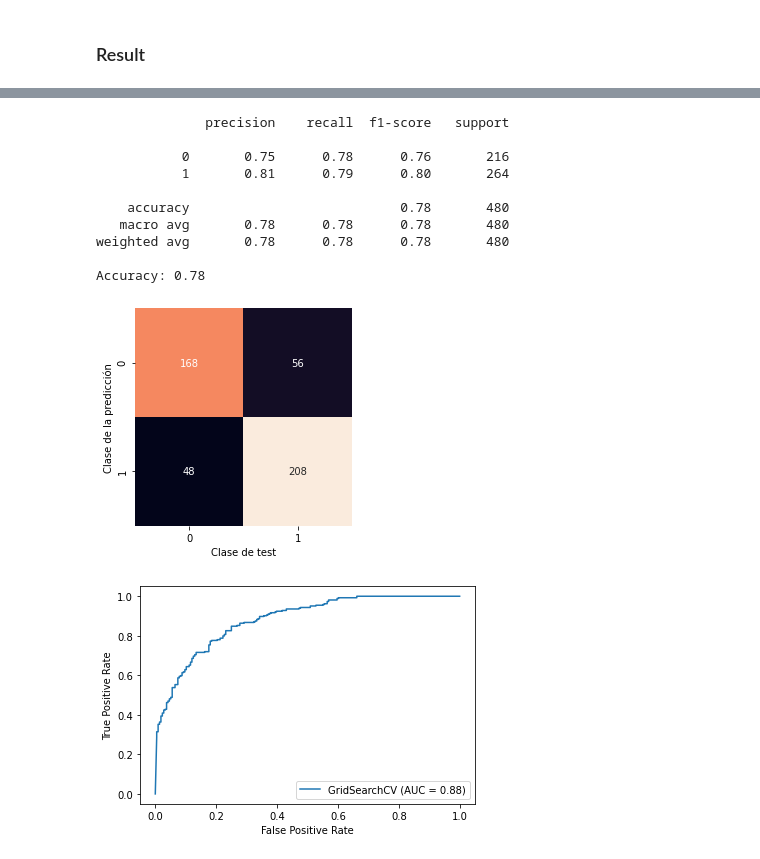
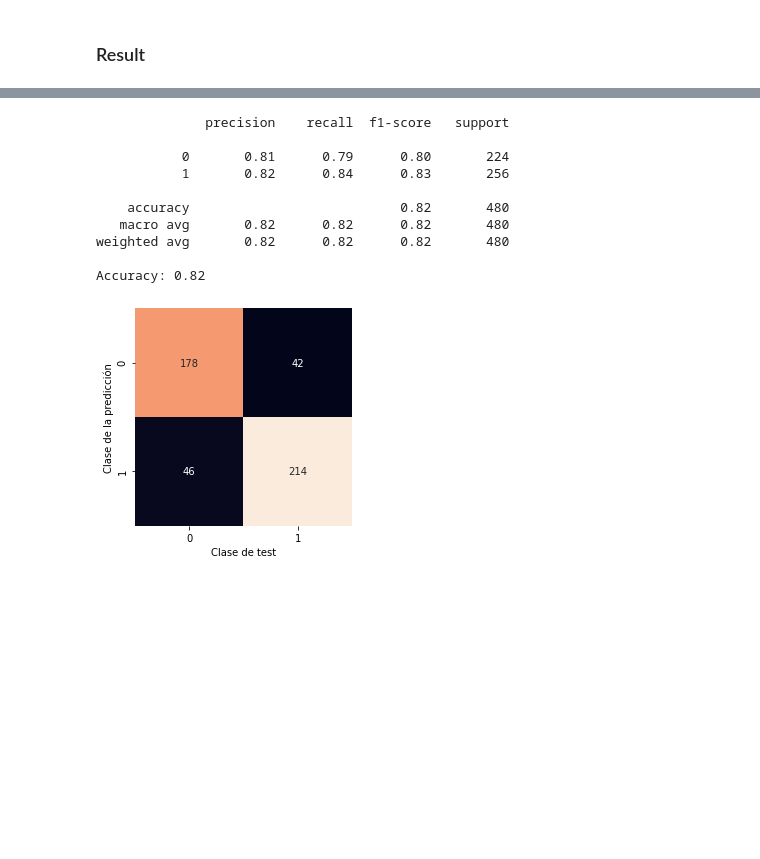
Before and after one commit to janeko23/Wine, a Jupyter notebook: Dataset_Analysis_ALL_Algorithms.ipynb, the cells around one changed output, grey strips where cells are left out. Drawn from its saved outputs; the diff is of its cells as text; code cells hidden in the pictures; blank space fills up the shorter version.

```diff
--- a/Dataset_Analysis_ALL_Algorithms.ipynb
+++ b/Dataset_Analysis_ALL_Algorithms.ipynb
@@ -1056,6 +1048,6 @@ loss = "binary_crossentropy",
 metrics=['accuracy']
 )
 # %%
-history = modelRNA.fit(X_train,y_train, validation_data = (X_test,y_test), batch_size = 10, epochs = 1000)
+history = model.fit(X_train,y_train, validation_data = (X_test,y_test), batch_size = 10, epochs = 1000)
 # %% [output]
 Epoch 1/1000
@@ -1118 +1086,13 @@ history_df
 1000 rows × 4 columns
+# %%
+y_pred = model.predict_classes(X)
+# crear matriz de confusión
+matrixRedNeuronal= confusion_matrix(y, y_pred)
+# Summary of the predictions made by the classifier
+print(classification_report(y, y_pred))
+# Accuracy score
+print('Accuracy: %.2f' % accuracy_score(y_pred,y))
+
+sns.heatmap(matrixRedNeuronal.T, square=True, annot=True, fmt='d', cbar=False)
+plt.xlabel('Clase de test')
+plt.ylabel('Clase de la predicción');
@@ -1133,7 +1125,7 @@ Loss: 20.21
 # **KNN: k-Nearest Neighbor Classifier**
 # %%
 # try K=1 through K=25 and record testing accuracy
-k_range = range(1, 25)
+k_range = range(1, 120)
 
 # We can create Python dictionary using [] or dict()
 scores = []
@@ -1195,7 +1185,7 @@ Loss: 0.28
 BUSCANDO LA MEJOR METRICA
 # %%
 parameters_KNN = {
-    "n_neighbors" : range(1, 100),
+    "n_neighbors" : range(1, 120),
     "weights" : ('uniform','distance'),
     'metric':('euclidean','manhattan','chebyshev','minkowski','seuclidean','mahalanobis'),
     "algorithm" : ('auto','ball_tree','kd_tree','brute'),
@@ -1248,24 +1244,22 @@ get_probabilty_output(X_test=X_test, model_fitted=model_KNN_with_best_params)
 # %%
-matrixKNN_with_best_params = confusion_matrix(y_test, predictions_KNN)
+matrixKNN = confusion_matrix(y_test, predictions_KNN)
 # Summary of the predictions made by the classifier
 print(classification_report(y_test, predictions_KNN))
 # Accuracy score
 print('Accuracy: %.2f' % accuracy_score(predictions_KNN,y_test))
 
-sns.heatmap(matrixKNN_with_best_params.T, square=True, annot=True, fmt='d', cbar=False)
+sns.heatmap(matrixKNN.T, square=True, annot=True, fmt='d', cbar=False)
 plt.xlabel('Clase de test')
 plt.ylabel('Clase de la predicción');
-auc_KNN = get_classification_ROC(X_test,y_test,model_KNN_with_best_params,test_size=0.3,random_state=0)
 # %% [output]
               precision    recall  f1-score   support
 
-           0       0.75      0.78      0.76       216
-           1       0.81      0.79      0.80       264
+           0       0.81      0.79      0.80       224
+           1       0.82      0.84      0.83       256
 
-    accuracy                           0.78       480
-   macro avg       0.78      0.78      0.78       480
-weighted avg       0.78      0.78      0.78       480
+    accuracy                           0.82       480
+   macro avg       0.82      0.82      0.82       480
+weighted avg       0.82      0.82      0.82       480
 
-Accuracy: 0.78
+Accuracy: 0.82
-[figure, old version]
+[figure, new version]
-[figure, removed]
```
Also changed, not shown: parts of 32 cells of this notebook, 5 other files.
